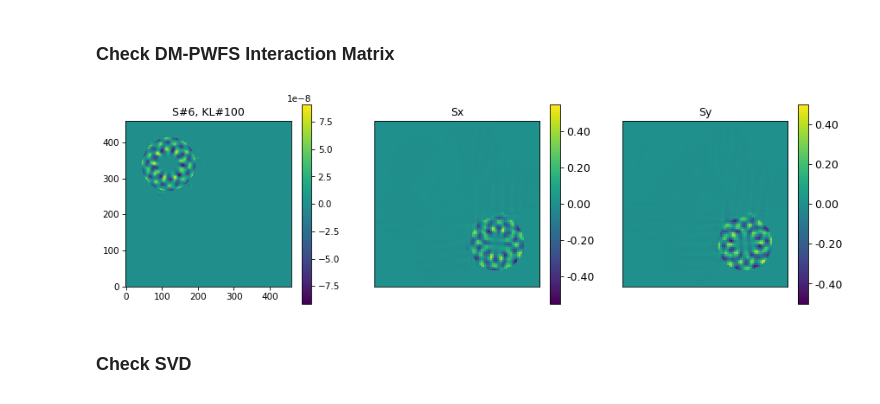
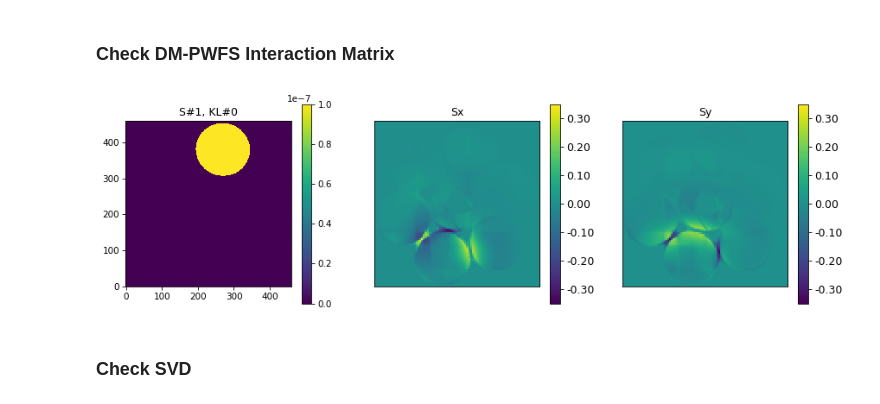
Before and after one commit to fquiros/CEO, a Jupyter notebook: python/ceo/gaps/modal_control_test_demo.ipynb, the cells around one changed output. Cells and saved outputs as stored; diff of their text form; code cells hidden in the pictures.

```diff
--- a/python/ceo/gaps/modal_control_test_demo.ipynb
+++ b/python/ceo/gaps/modal_control_test_demo.ipynb
@@ -251,32 +251,32 @@ ax2.set_title('valid actuators');
 n_mode = gaps.modes.n_mode
 # %%
 #-- Choose a mode:
-segId = 5 # segment #
-this_mode = 100 # segment KL #
+segId = 0 # segment #
+this_mode = 0 # segment KL #
 mode_idx = n_mode * segId + this_mode
 
 #-- Retrieve the mode's wavefront:
 modal_amp = gaps.calib_repo['modal-dm-ptt-pwfs']['modal_amp'][mode_idx]
 ptt_comm, comm_vec1 = np.split(gaps.modes.M2C[:,this_mode,segId] * modal_amp, [21])
 comm_vec = np.zeros(gaps.tel.mems2k.n_acts)
 comm_vec[gaps.modes.dm_valid_acts] = comm_vec1
 mode_wf = gaps.tel.get_wf(dm_command=comm_vec, ptt_command=ptt_comm)
 
 #-- Get the Sx and Sy signals:
 sx = np.squeeze(gaps.calib_repo['modal-dm-ptt-pwfs']['intmat'][0:gaps.pwfs.n_sspp, mode_idx] * modal_amp)
 sy = np.squeeze(gaps.calib_repo['modal-dm-ptt-pwfs']['intmat'][  gaps.pwfs.n_sspp:,mode_idx] * modal_amp)
 
 #------ Show the WF and the PWFS signals
 fig, (ax1, ax2, ax3) = plt.subplots(ncols=3)
 fig.set_size_inches((14,4))
 fig.dpi = 75
 
 imm1 = ax1.imshow(mode_wf, origin='lower', interpolation='none')
 ax1.set_title('S#%d, KL#%d'%(segId+1, this_mode))
 clb1 = fig.colorbar(imm1, ax=ax1)
 visu.pyr_display_signals(gaps.pwfs, sx, sy, fig=fig, ax1=ax2, ax2=ax3, clim_step=0.05);
 # %% [output]
-[figure, old version]
+[figure, new version]
 # %% [markdown]
 ### Check SVD
 # %%
```
Also changed, not shown: parts of 17 cells of this notebook, 5 other files.
